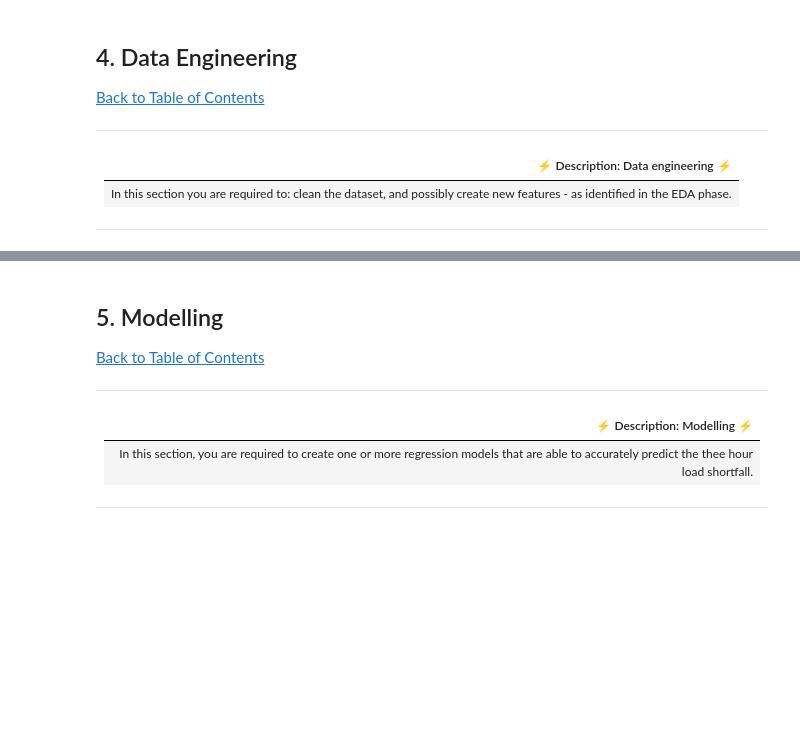
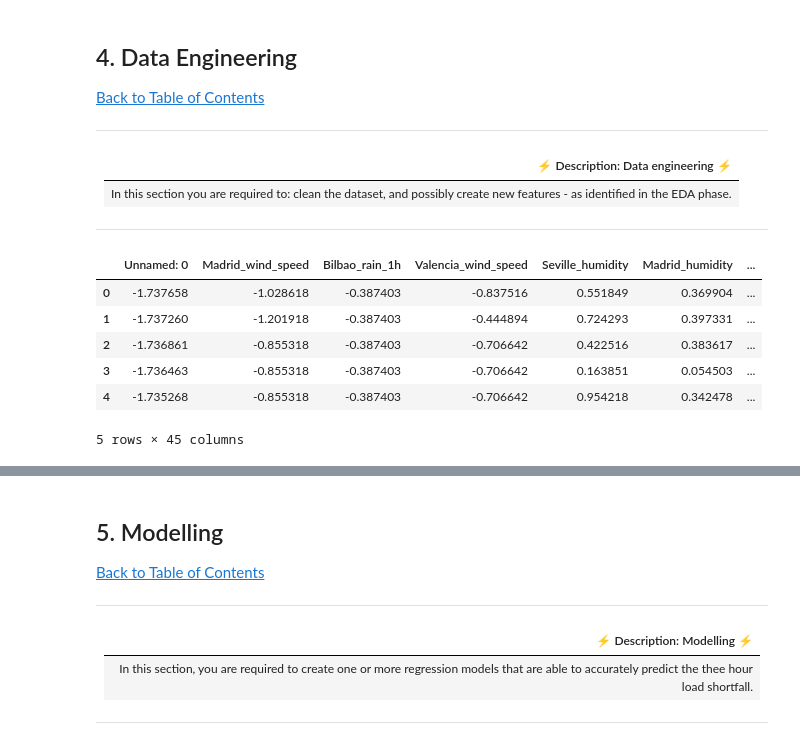
Before and after one commit to thabotladi/load-shortfall-regression-predict-api, a Jupyter notebook: Advanced_Regression/Advanced-Regression-Starter-Data/starter-notebook.ipynb, the cells around one changed output, grey strips where cells are left out. Cells and saved outputs as stored; diff of their text form; code cells hidden in the pictures; blank space fills up the shorter version.

```diff
--- a/Advanced_Regression/Advanced-Regression-Starter-Data/starter-notebook.ipynb
+++ b/Advanced_Regression/Advanced-Regression-Starter-Data/starter-notebook.ipynb
@@ -247,4 +247,25 @@ plt.show()
 # %%
 # engineer existing features
     #DLX - write a function that takes any Dataframe and return a scaled/regularised Dataframe
     #dvhdzvh
+df = df_train.select_dtypes(include='number')
+df.replace([np.inf, -np.inf], np.nan, inplace=True)
+df[df.abs() < np.finfo(np.float64).max]
+df.dropna(inplace=True)
+
+
+X = df.drop('load_shortfall_3h',axis=1)
+y = df['load_shortfall_3h']
+from sklearn.preprocessing import StandardScaler
+scaler = StandardScaler()
+X_scaled = scaler.fit_transform(X)
+X_standardise = pd.DataFrame(X_scaled,columns=X.columns)
+X_standardise.head()
+# %% [output]
+|  | Unnamed: 0 | Madrid_wind_speed | Bilbao_rain_1h | Valencia_wind_speed | Seville_humidity | Madrid_humidity | ... |
+| 0 | -1.737658 | -1.028618 | -0.387403 | -0.837516 | 0.551849 | 0.369904 | ... |
+| 1 | -1.737260 | -1.201918 | -0.387403 | -0.444894 | 0.724293 | 0.397331 | ... |
+| 2 | -1.736861 | -0.855318 | -0.387403 | -0.706642 | 0.422516 | 0.383617 | ... |
+| 3 | -1.736463 | -0.855318 | -0.387403 | -0.706642 | 0.163851 | 0.054503 | ... |
+| 4 | -1.735268 | -0.855318 | -0.387403 | -0.706642 | 0.954218 | 0.342478 | ... |
+5 rows × 45 columns
```
Also changed, not shown: parts of 4 cells of this notebook.
